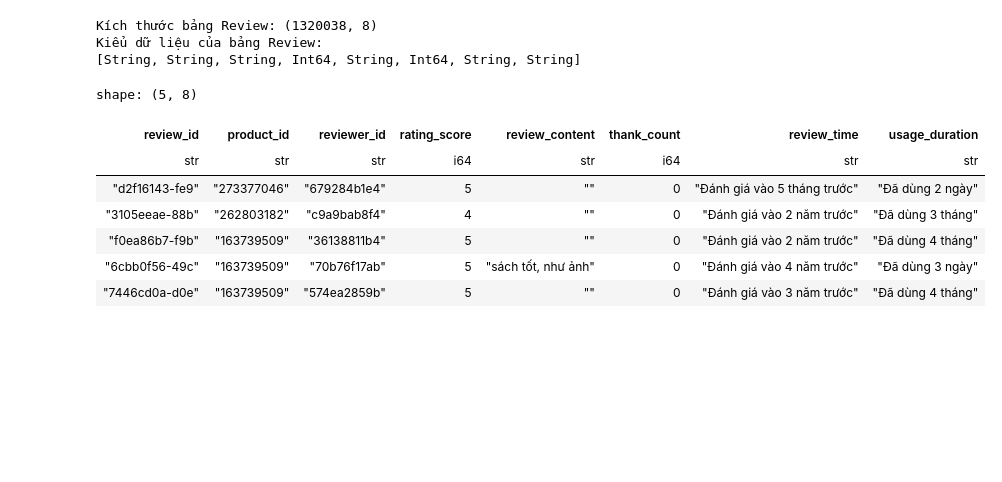
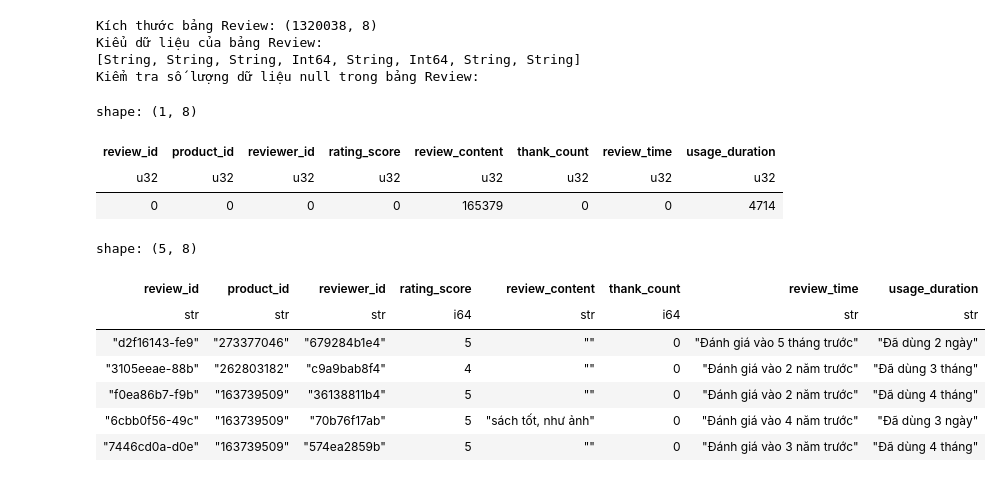
Before and after one commit to khoa26/ecommerce_analysis, a Jupyter notebook: notebooks/02_data_preprocessing.ipynb, the cells around one changed output. Drawn from its saved outputs; the diff is of its cells as text; code cells hidden in the pictures; blank space fills up the shorter version.

```diff
--- a/notebooks/02_data_preprocessing.ipynb
+++ b/notebooks/02_data_preprocessing.ipynb
@@ -125,19 +219,27 @@ shape: (5, 6)
 # %%
 print(f"Kích thước bảng Review: {df_review.shape}")
 print(f"Kiểu dữ liệu của bảng Review:\n{df_review.dtypes}")
+
+print("Kiểm tra số lượng dữ liệu null trong bảng Review:")
+display(df_review.null_count())
 display(df_review.head())
 # %% [output]
 Kích thước bảng Review: (1320038, 8)
 Kiểu dữ liệu của bảng Review:
 [String, String, String, Int64, String, Int64, String, String]
+Kiểm tra số lượng dữ liệu null trong bảng Review:
-shape: (5, 8)
+shape: (1, 8)
 | review_id | product_id | reviewer_id | rating_score | review_content | thank_count | review_time | usage_duration |
-| str | str | str | i64 | str | i64 | str | str |
-| "d2f16143-fe9" | "273377046" | "679284b1e4" | 5 | "" | 0 | "Đánh giá vào 5 tháng trước" | "Đã dùng 2 ngày" |
-| "3105eeae-88b" | "262803182" | "c9a9bab8f4" | 4 | "" | 0 | "Đánh giá vào 2 năm trước" | "Đã dùng 3 tháng" |
-| "f0ea86b7-f9b" | "163739509" | "36138811b4" | 5 | "" | 0 | "Đánh giá vào 2 năm trước" | "Đã dùng 4 tháng" |
-| "6cbb0f56-49c" | "163739509" | "70b76f17ab" | 5 | "sách tốt, như ảnh" | 0 | "Đánh giá vào 4 năm trước" | "Đã dùng 3 ngày" |
-| "7446cd0a-d0e" | "163739509" | "574ea2859b" | 5 | "" | 0 | "Đánh giá vào 3 năm trước" | "Đã dùng 4 tháng" |
+| u32 | u32 | u32 | u32 | u32 | u32 | u32 | u32 |
+| 0 | 0 | 0 | 0 | 165379 | 0 | 0 | 4714 |
+shape: (5, 8)
+| review_id | product_id | reviewer_id | rating_score | review_content | thank_count | review_time | usage_duration |
+| str | str | str | i64 | str | i64 | str | str |
+| "d2f16143-fe9" | "273377046" | "679284b1e4" | 5 | "" | 0 | "Đánh giá vào 5 tháng trước" | "Đã dùng 2 ngày" |
+| "3105eeae-88b" | "262803182" | "c9a9bab8f4" | 4 | "" | 0 | "Đánh giá vào 2 năm trước" | "Đã dùng 3 tháng" |
+| "f0ea86b7-f9b" | "163739509" | "36138811b4" | 5 | "" | 0 | "Đánh giá vào 2 năm trước" | "Đã dùng 4 tháng" |
+| "6cbb0f56-49c" | "163739509" | "70b76f17ab" | 5 | "sách tốt, như ảnh" | 0 | "Đánh giá vào 4 năm trước" | "Đã dùng 3 ngày" |
+| "7446cd0a-d0e" | "163739509" | "574ea2859b" | 5 | "" | 0 | "Đánh giá vào 3 năm trước" | "Đã dùng 4 tháng" |
 # %%
 print(f"Kích thước bảng Reviewer: {df_reviewer.shape}")
 print(f"Kiểu dữ liệu của bảng Reviewer:\n{df_reviewer.dtypes}")
```
Also changed, not shown: parts of 14 cells of this notebook, 1 other file.
